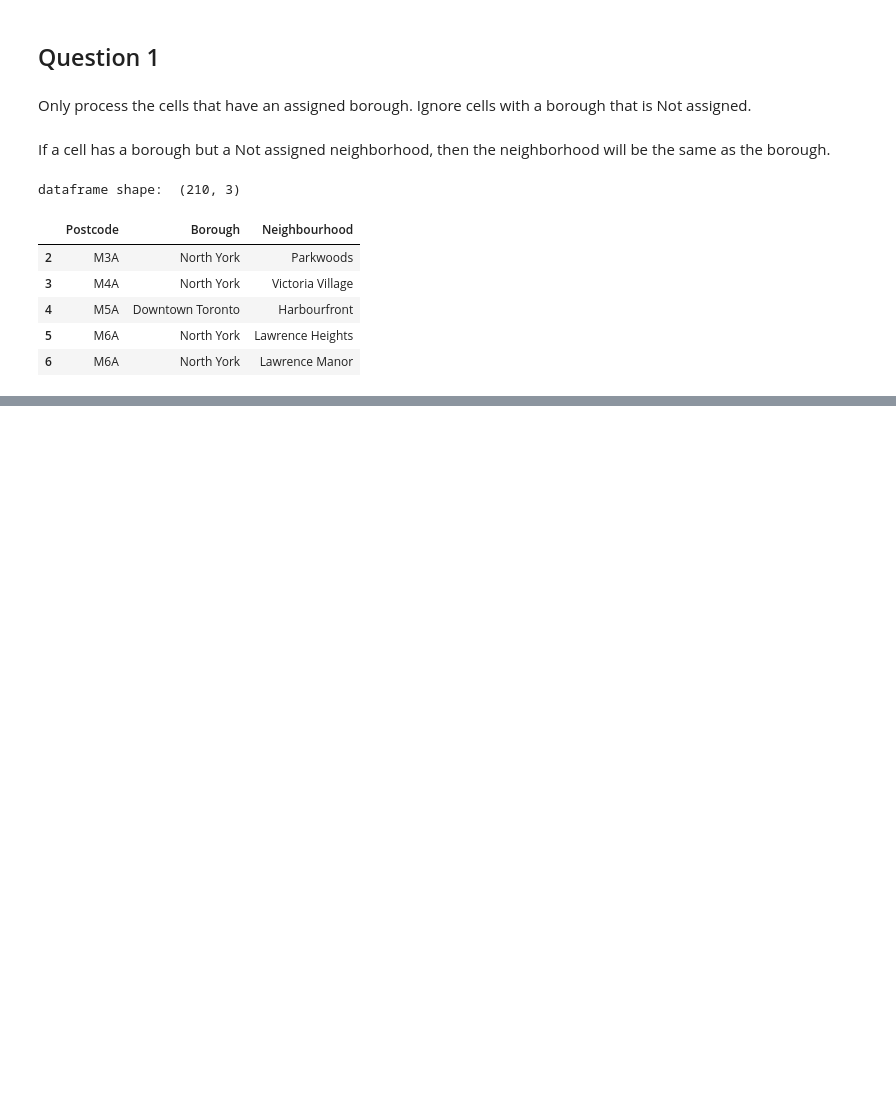
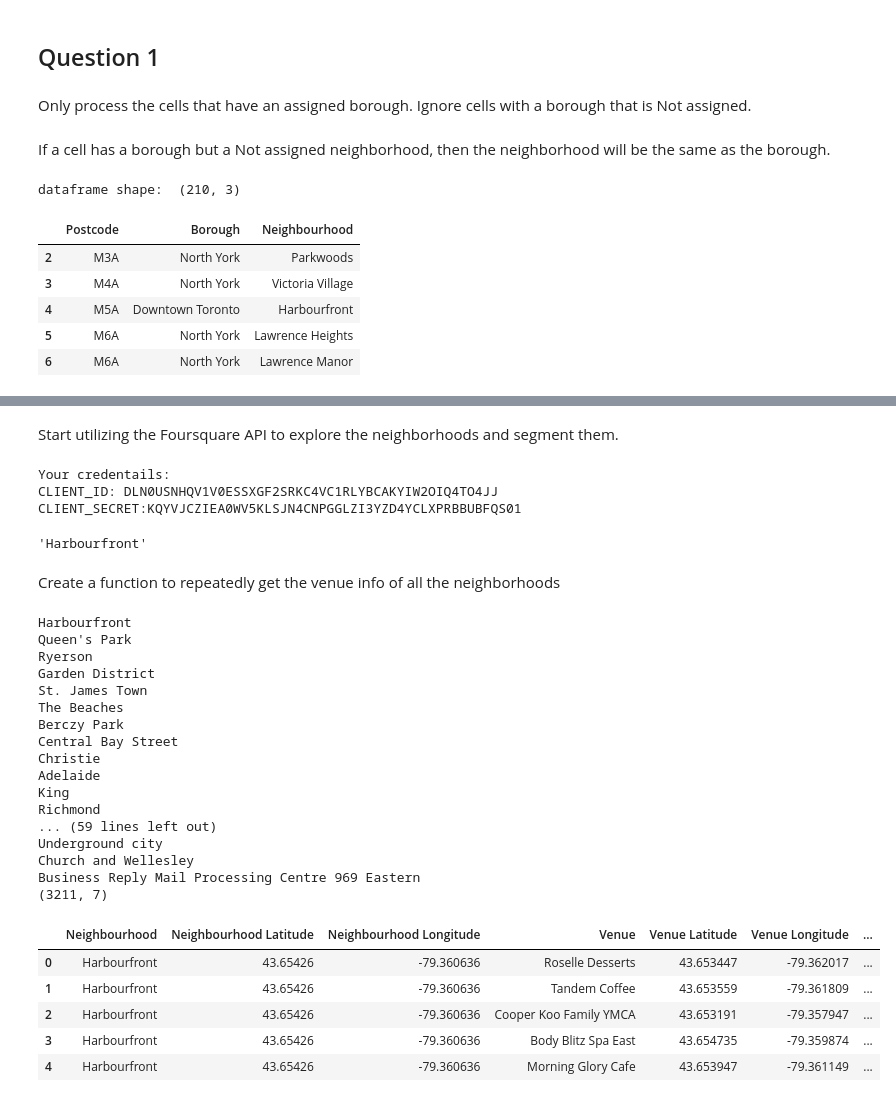
Before and after one commit to zl220/Coursera_Capstone, a Jupyter notebook: DS-Capstone-W3.ipynb, the cells around one changed output, grey strips where cells are left out. Cells and saved outputs as stored; diff of their text form; code cells hidden in the pictures; blank space fills up the shorter version.

```diff
--- a/DS-Capstone-W3.ipynb
+++ b/DS-Capstone-W3.ipynb
@@ -34,0 +130,19 @@ dataframe shape:  (210, 3)
+# %% [markdown]
+Start utilizing the Foursquare API to explore the neighborhoods and segment them.
+# %%
+CLIENT_ID = 'DLN0USNHQV1V0ESSXGF2SRKC4VC1RLYBCAKYIW2OIQ4TO4JJ' # your Foursquare ID
+CLIENT_SECRET = 'KQYVJCZIEA0WV5KLSJN4CNPGGLZI3YZD4YCLXPRBBUBFQS01' # your Foursquare Secret
+VERSION = '20180605' # Foursquare API version
+
+print('Your credentails:')
+print('CLIENT_ID: ' + CLIENT_ID)
+print('CLIENT_SECRET:' + CLIENT_SECRET)
+
+ndf.loc[2, 'Neighbourhood']
+# %% [output]
+Your credentails:
+CLIENT_ID: DLN0USNHQV1V0ESSXGF2SRKC4VC1RLYBCAKYIW2OIQ4TO4JJ
+CLIENT_SECRET:KQYVJCZIEA0WV5KLSJN4CNPGGLZI3YZD4YCLXPRBBUBFQS01
+'Harbourfront'
+# %% [markdown]
+Create a function to repeatedly get the venue info of all the neighborhoods
@@ -34,0 +190,32 @@ dataframe shape:  (210, 3)
+# %%
+tt_venues = getNearbyVenues(names=ndf['Neighbourhood'],
+                                   latitudes=ndf['Latitude'],
+                                   longitudes=ndf['Longitude']
+                                  )
+
+print(tt_venues.shape)
+tt_venues.head()
+# %% [output]
+Harbourfront
+Queen's Park
+Ryerson
+Garden District
+St. James Town
+The Beaches
+Berczy Park
+Central Bay Street
+Christie
+Adelaide
+King
+Richmond
+... (59 lines left out)
+Underground city
+Church and Wellesley
+Business Reply Mail Processing Centre 969 Eastern
+(3211, 7)
+|  | Neighbourhood | Neighbourhood Latitude | Neighbourhood Longitude | Venue | Venue Latitude | Venue Longitude | ... |
+| 0 | Harbourfront | 43.65426 | -79.360636 | Roselle Desserts | 43.653447 | -79.362017 | ... |
+| 1 | Harbourfront | 43.65426 | -79.360636 | Tandem Coffee | 43.653559 | -79.361809 | ... |
+| 2 | Harbourfront | 43.65426 | -79.360636 | Cooper Koo Family YMCA | 43.653191 | -79.357947 | ... |
+| 3 | Harbourfront | 43.65426 | -79.360636 | Body Blitz Spa East | 43.654735 | -79.359874 | ... |
+| 4 | Harbourfront | 43.65426 | -79.360636 | Morning Glory Cafe | 43.653947 | -79.361149 | ... |
```
Also changed, not shown: parts of 32 cells of this notebook.
